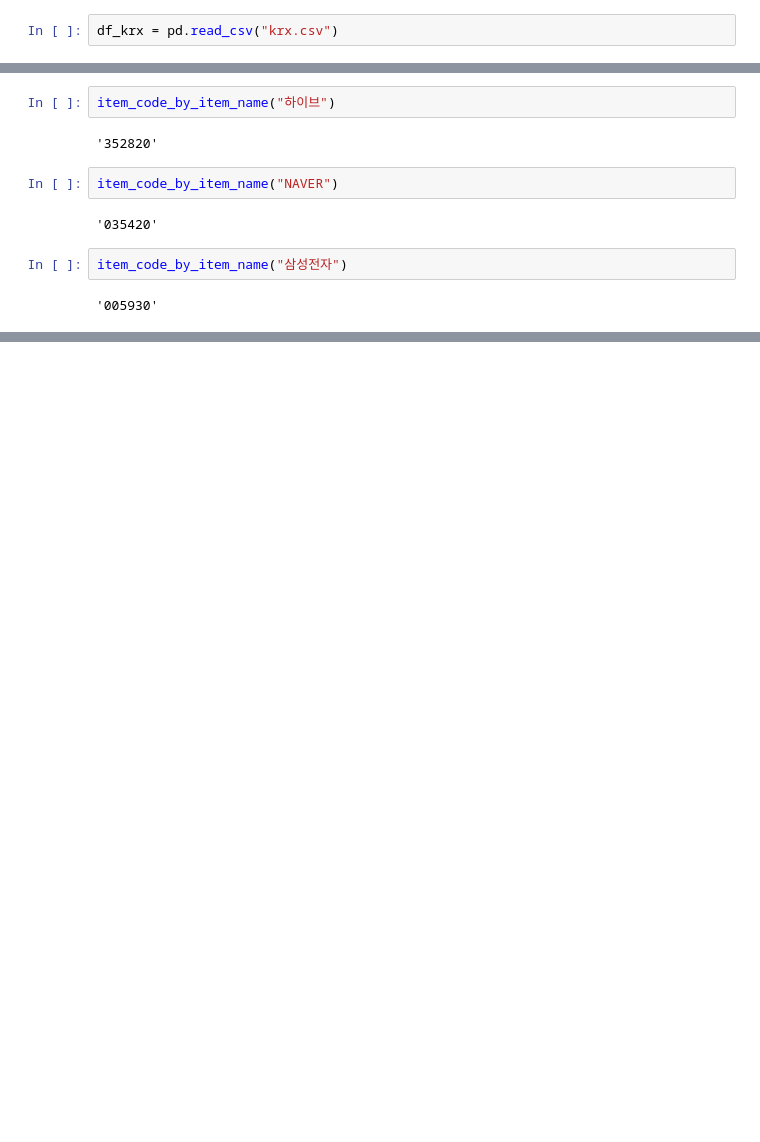
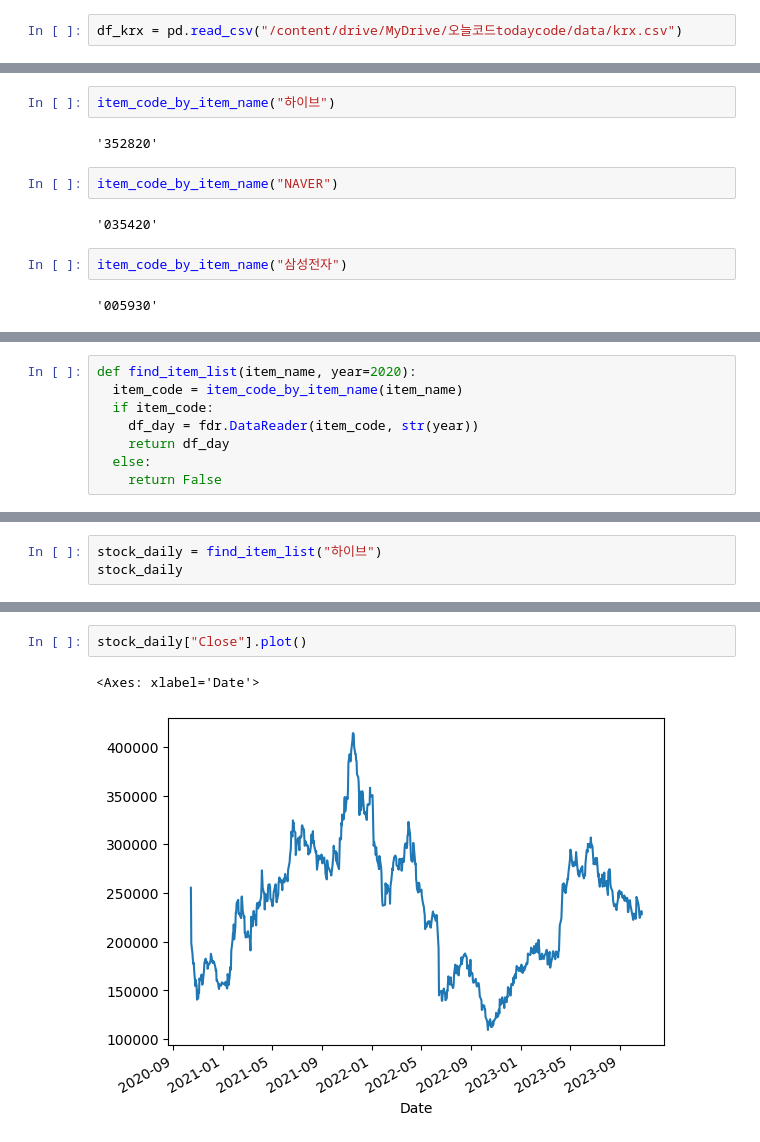
Before and after one commit to won195/TIL, a Jupyter notebook: KRX_한국_거래소_전체_주식_종목_리스트_이거_하나면_코드_한_줄로_수집_가능하다?!_FinanceDataReader.ipynb, the cells around one changed output, grey strips where cells are left out. Saved outputs shown, nothing was run; the diff lists cells and outputs as text; blank space fills up the shorter version.

```diff
--- a/KRX_한국_거래소_전체_주식_종목_리스트_이거_하나면_코드_한_줄로_수집_가능하다?!_FinanceDataReader.ipynb
+++ b/KRX_한국_거래소_전체_주식_종목_리스트_이거_하나면_코드_한_줄로_수집_가능하다?!_FinanceDataReader.ipynb
@@ -79,5 +47,5 @@ df_krx.to_csv("/content/drive/MyDrive/오늘코드todaycode/data/
 # %%
-df_krx = pd.read_csv("krx.csv")
+df_krx = pd.read_csv("/content/drive/MyDrive/오늘코드todaycode/data/krx.csv")
 # %%
 df_krx.shape
 # %% [output]
@@ -117,0 +111,8 @@ item_code_by_item_name("삼성전자")
+# %%
+def find_item_list(item_name, year=2020):
+  item_code = item_code_by_item_name(item_name)
+  if item_code:
+    df_day = fdr.DataReader(item_code, str(year))
+    return df_day
+  else:
+    return False
@@ -117,0 +153,3 @@ item_code_by_item_name("삼성전자")
+# %%
+stock_daily = find_item_list("하이브")
+stock_daily
@@ -117,0 +171,5 @@ item_code_by_item_name("삼성전자")
+# %%
+stock_daily["Close"].plot()
+# %% [output]
+<Axes: xlabel='Date'>
+[figure, added]
```
Also changed, not shown: parts of 14 cells of this notebook.
